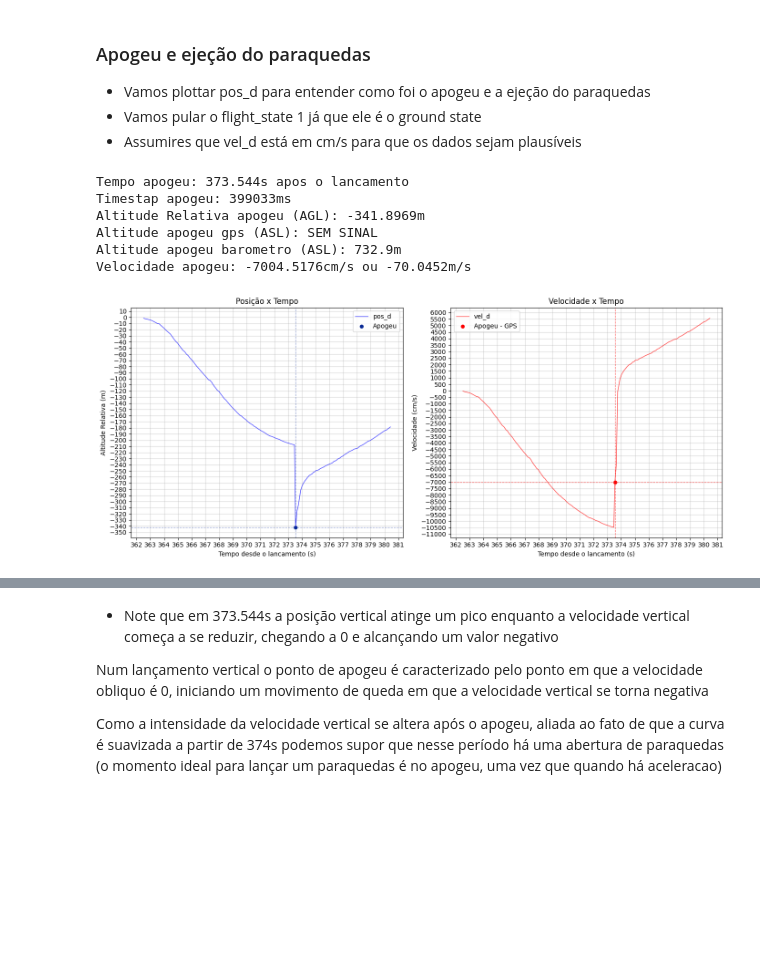
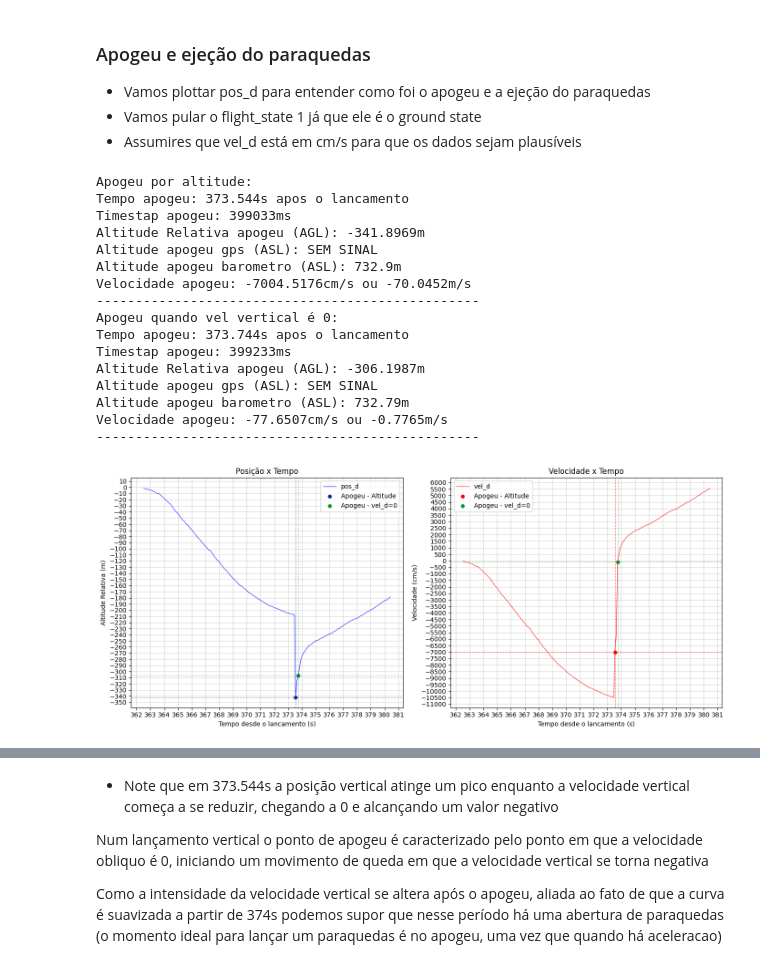
Before and after one commit to EnzoBat17/Analise-de-Dados-NASHIRA---EPTA, a Jupyter notebook: Analise de Dados NASHIRA.ipynb, the cells around one changed output, grey strips where cells are left out. Cells and saved outputs as stored; diff of their text form; code cells hidden in the pictures; blank space fills up the shorter version.

Commit message:
analise apogeu completa

```diff
--- a/Analise de Dados NASHIRA.ipynb
+++ b/Analise de Dados NASHIRA.ipynb
@@ -400,7 +456,7 @@ Após o GPS recuperar o sinal o offset continua aumentando - Análise alt_gps x
 - Vamos pular o flight_state 1 já que ele é o ground state
 - Assumires que vel_d está em cm/s para que os dados sejam plausíveis
 # %%
-df_pos_d = df.loc[df["flight_state"] >= 2, ["time_interval", "pos_d","vel_d"]].copy()
+df_pos_d = df.loc[df["flight_state"] >= 2, ["time_interval", "pos_d","vel_d", "timestamp_ms", "alt_bar", "alt_gps"]].copy()
 df_pos_d["pos_d"] = df_pos_d["pos_d"]
 df_pos_d["vel_d"] = df_pos_d["vel_d"]
 df_pos_d["time_interval"] = df_pos_d["time_interval"]/1000
@@ -455,35 +511,77 @@ time_interval_ap /= 1000
 
 axes[0].axvline(x=time_interval_ap, color="#07289470", linewidth = 0.9, linestyle = "--")
 axes[0].axhline(y=alt_rel_ap, color="#07289470", linewidth = 0.9, linestyle = "--")
-axes[0].scatter(x=time_interval_ap, y=alt_rel_ap, color="#07289470", linewidths= 0.1, alpha=1, label = "Apogeu")
+axes[0].scatter(x=time_interval_ap, y=alt_rel_ap, color="#07289470", linewidths= 0.1, alpha=1, label = "Apogeu - Altitude")
 
 axes[1].axvline(x=time_interval_ap, color="#FD00009C", linewidth = 0.9, linestyle = "--")
 axes[1].axhline(y=vel_d_ap, color="#FD00009C", linewidth = 0.9, linestyle = "--")
-axes[1].scatter(x=time_interval_ap, y=vel_d_ap, color="#FD00009C", linewidths= 0.1, alpha=1, label = "Apogeu - GPS")
+axes[1].scatter(x=time_interval_ap, y=vel_d_ap, color="#FD00009C", linewidths= 0.1, alpha=1, label = "Apogeu - Altitude")
 
-
+print("Apogeu por altitude:")
 print(f"Tempo apogeu: {time_interval_ap}s apos o lancamento")
 print(f"Timestap apogeu: {timestamp_ap}ms")
 print(f"Altitude Relativa apogeu (AGL): {alt_rel_ap}m") #Vai ser negativo pois o eixo "d" no sistema NED aponta pra baixo
 if df_apogeu["gps_available"].iloc[id_ap] == 1:
     print(f"Altitude apogeu gps (ASL): {alt_gps_ap}m")
 else:
     print(f"Altitude apogeu gps (ASL): SEM SINAL")
 
 print(f"Altitude apogeu barometro (ASL): {alt_bar_ap}m")
 print(f"Velocidade apogeu: {vel_d_ap}cm/s ou {round(vel_d_ap/100,4)}m/s")
+print("-------------------------------------------------")
 
 #Encontrando pontos com vel_d = 0
+indices_cruzamento = []
+for i in range(len(df_pos_d)-1):
+    if df_pos_d["vel_d"].iloc[i] <= 0 and df_pos_d["vel_d"].iloc[i + 1] > 0:
+        indices_cruzamento.append(i)
 
+time_interval_vel0 = df_pos_d["time_interval"].iloc[indices_cruzamento[0]]
+timestamp_vel0 = df_pos_d["timestamp_ms"].iloc[indices_cruzamento[0]]
+alt_rel_vel0 = df_pos_d["pos_d"].iloc[indices_cruzamento[0]]
+alt_gps_vel0 = df_pos_d["alt_gps"].iloc[indices_cruzamento[0]]
+alt_bar_vel0 = df_pos_d["alt_bar"].iloc[indices_cruzamento[0]]
+vel_d_vel0 = df_pos_d["vel_d"].iloc[indices_cruzamento[0]]
+
+axes[0].axvline(x=time_interval_vel0, color="#07942F6F", linewidth = 0.9, linestyle = "--")
+axes[0].axhline(y=alt_rel_vel0, color="#07942F6F", linewidth = 0.9, linestyle = "--")
+axes[0].scatter(x=time_interval_vel0, y=alt_rel_vel0, color="#07942F6F", linewidths= 0.1, alpha=1, label = "Apogeu - vel_d=0")
+
+axes[1].axvline(x=time_interval_vel0, color="#07942F6F", linewidth = 0.9, linestyle = "--")
+axes[1].axhline(y=vel_d_vel0, color="#07942F6F", linewidth = 0.9, linestyle = "--")
+axes[1].scatter(x=time_interval_vel0, y=vel_d_vel0, color="#07942F6F", linewidths= 0.1, alpha=1, label = "Apogeu - vel_d=0")
+
+print("Apogeu quando vel_vertical é 0:")
+print(f"Tempo apogeu: {time_interval_vel0}s apos o lancamento")
+print(f"Timestap apogeu: {timestamp_vel0}ms")
+print(f"Altitude Relativa apogeu (AGL): {alt_rel_vel0}m") #Vai ser negativo pois o eixo "d" no sistema NED aponta pra baixo
+if df_apogeu["gps_available"].iloc[indices_cruzamento[0]] == 1:
+    print(f"Altitude apogeu gps (ASL): {alt_gps_vel0}m")
+else:
+    print(f"Altitude apogeu gps (ASL): SEM SINAL")
+
+print(f"Altitude apogeu barometro (ASL): {alt_bar_vel0}m")
+print(f"Velocidade apogeu: {vel_d_vel0}cm/s ou {round(vel_d_vel0/100,4)}m/s")
+print("-------------------------------------------------")
 axes[0].legend()
 axes[1].legend()
 plt.tight_layout()
 plt.show()
 # %% [output]
+Apogeu por altitude:
 Tempo apogeu: 373.544s apos o lancamento
 Timestap apogeu: 399033ms
 Altitude Relativa apogeu (AGL): -341.8969m
 Altitude apogeu gps (ASL): SEM SINAL
 Altitude apogeu barometro (ASL): 732.9m
 Velocidade apogeu: -7004.5176cm/s ou -70.0452m/s
+-------------------------------------------------
+Apogeu quando vel vertical é 0:
+Tempo apogeu: 373.744s apos o lancamento
+Timestap apogeu: 399233ms
+Altitude Relativa apogeu (AGL): -306.1987m
+Altitude apogeu gps (ASL): SEM SINAL
+Altitude apogeu barometro (ASL): 732.79m
+Velocidade apogeu: -77.6507cm/s ou -0.7765m/s
+-------------------------------------------------
-[figure, old version]
+[figure, new version]
```
Also changed, not shown: parts of 10 cells of this notebook.
